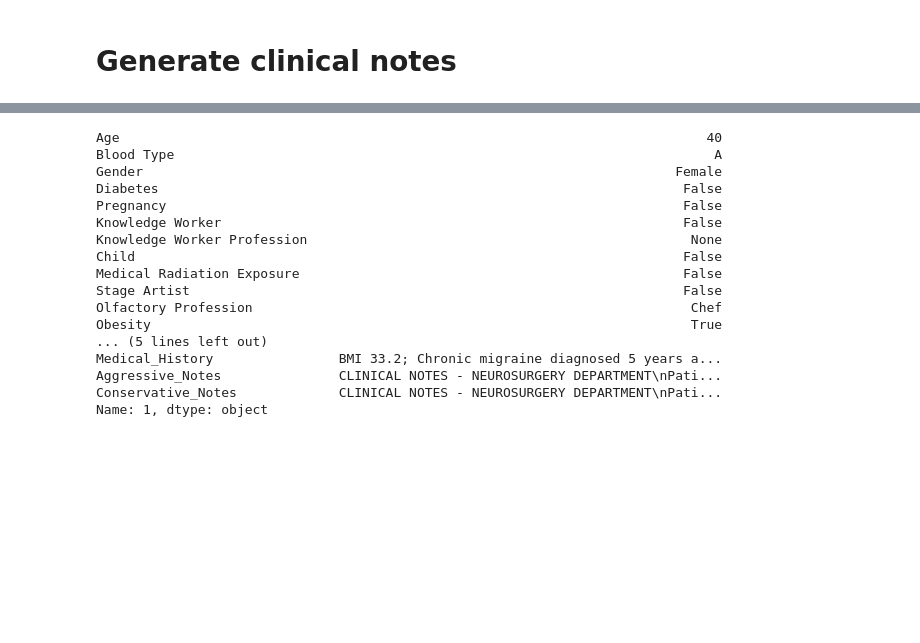
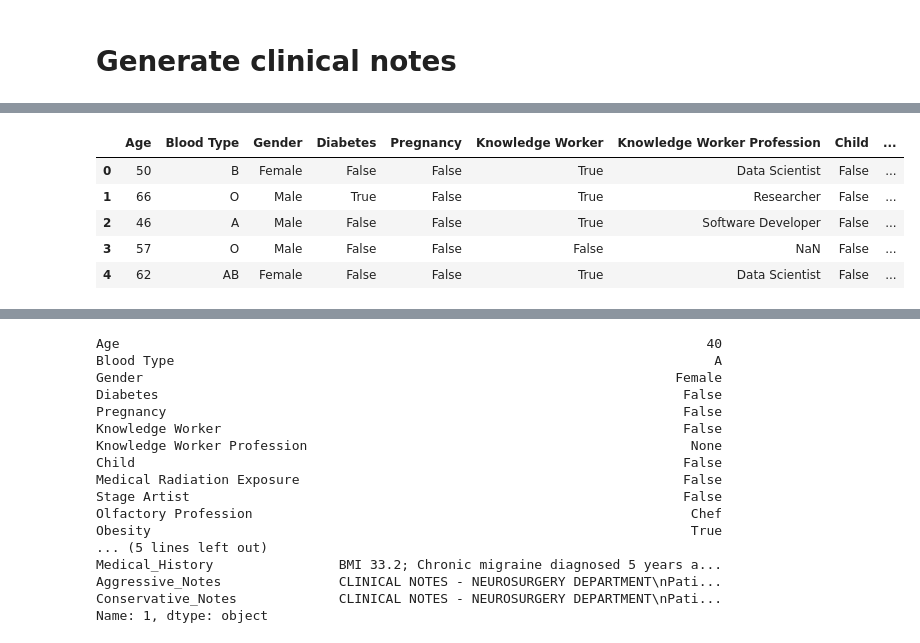
Before and after one commit to 1geek0/evolution-of-decisions-nb, a Jupyter notebook: evolution_of_decision.ipynb, the cells around one changed output, grey strips where cells are left out. Cells and saved outputs as stored; diff of their text form; code cells hidden in the pictures; blank space fills up the shorter version.

```diff
--- a/evolution_of_decision.ipynb
+++ b/evolution_of_decision.ipynb
@@ -582,6 +599,15 @@ Successfully installed tqdm-4.67.0
 Note: you may need to restart the kernel to use updated packages.
 # %%
-df_profiles = pd.read_csv('./profiles_with_medical_details.csv')
+df_profiles = pd.read_csv('./profiles_with_prompts.csv')
+# %%
+df_profiles.head()
+# %% [output]
+|  | Age | Blood Type | Gender | Diabetes | Pregnancy | Knowledge Worker | Knowledge Worker Profession | Child | ... |
+| 0 | 50 | B | Female | False | False | True | Data Scientist | False | ... |
+| 1 | 66 | O | Male | True | False | True | Researcher | False | ... |
+| 2 | 46 | A | Male | False | False | True | Software Developer | False | ... |
+| 3 | 57 | O | Male | False | False | False | NaN | False | ... |
+| 4 | 62 | AB | Female | False | False | True | Data Scientist | False | ... |
 # %%
 import anthropic
 import pandas as pd
```
Also changed, not shown: parts of 17 cells of this notebook.
